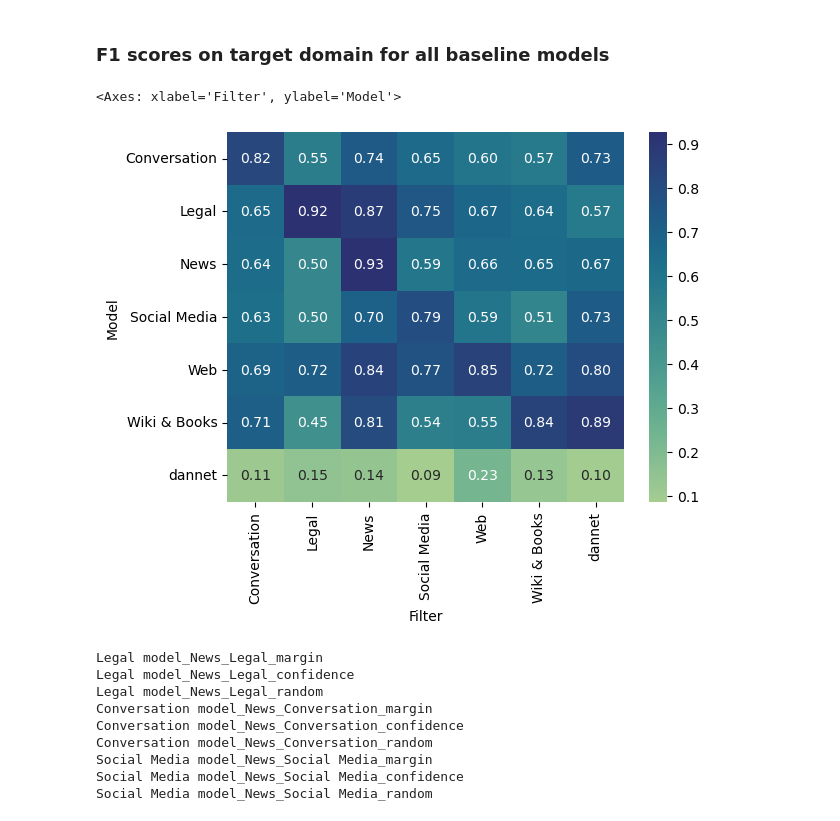
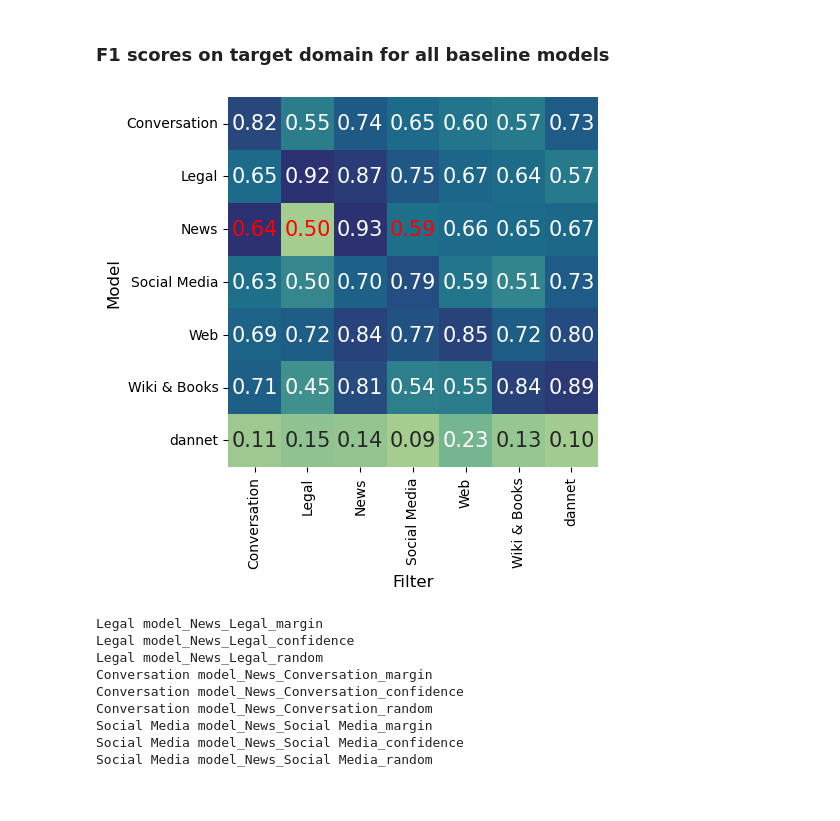
Before and after one commit to krusand/CrossNER-Active-Learning, a Jupyter notebook: spanf1.ipynb, the cells around one changed output. Saved outputs shown, nothing was run; the diff lists cells and outputs as text; code cells hidden in the pictures.

```diff
--- a/spanf1.ipynb
+++ b/spanf1.ipynb
@@ -74,12 +75,46 @@ def load_f1scores_from_dict(f1):
                     'F1_scores': f1[model_type].values()}))
 
     return pd.concat(dfs).pivot(index="Model", columns="Filter", values="F1_scores")
-# %%
-fig, ax = plt.subplots()
-sns.heatmap(load_f1scores_from_dict(reg_f1), annot=True, fmt='.2f',cmap=sns.color_palette("crest", as_cmap=True), ax=ax)
-# %% [output]
-<Axes: xlabel='Filter', ylabel='Model'>
-[figure, removed]
+# %%
+df = load_f1scores_from_dict(reg_f1)
+
+mask = np.zeros_like(df)
+mask[2, [0, 1, 3]] = 1
+
+fig, ax = plt.subplots()
+sns.heatmap(df,
+            annot=True,
+            fmt='.2f',
+            cmap=sns.color_palette("crest", as_cmap=True),
+            ax=ax,
+            annot_kws={"fontsize": 15},
+            cbar=False,
+            mask=mask,
+            square=True)
+
+# Define a custom annotation function to apply red color to the masked cells
+def annotate_red(x):
+    if x == '':
+        return {'color': 'red', 'fontsize': 15}
+    else:
+        return {'fontsize': 15}
+
+# Apply the custom annotation function directly to annot_kws
+sns.heatmap(df,
+            annot=True,
+            fmt='.2f',
+            cmap='crest',
+            ax=ax,
+            annot_kws=annotate_red(''),  # Pass the desired dictionary directly
+            cbar=False,
+            mask=np.logical_not(mask),
+            square=True)
+
+ax.xaxis.label.set_size(12)
+ax.yaxis.label.set_size(12)
+plt.show()
+# %% [output]
+[figure, added]
 # %%
 import pickle
 
```
Also changed, not shown: parts of 2 cells of this notebook, 1 other file.
